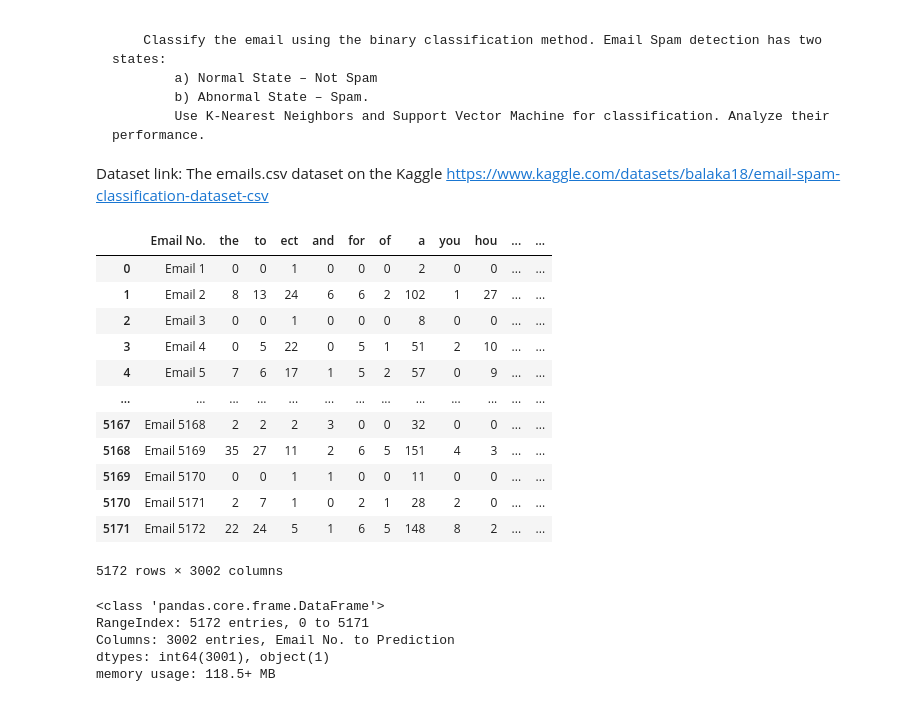
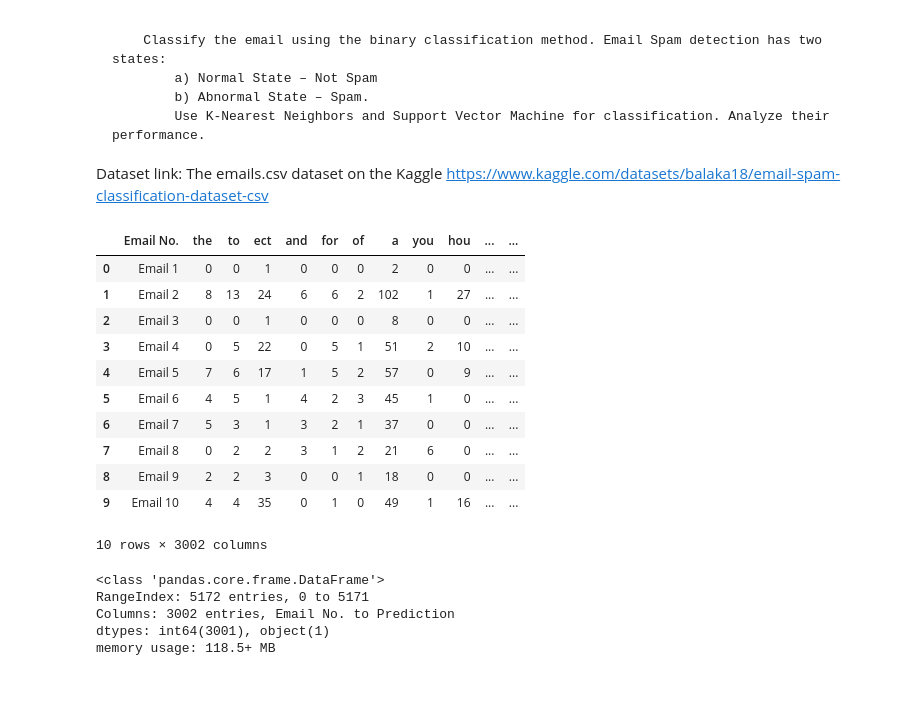
Before and after one commit to rushi-02/LP3, a Jupyter notebook: ML_Assignment_No_2.ipynb, the cells around one changed output. Drawn from its saved outputs; the diff is of its cells as text; code cells hidden in the pictures.

```diff
--- a/ML_Assignment_No_2.ipynb
+++ b/ML_Assignment_No_2.ipynb
@@ -17,21 +17,20 @@ from sklearn.metrics import mean_squared_error,mean_absolute_error
 from sklearn.metrics import accuracy_score
 # %%
 df = pd.read_csv('emails.csv')
-df
+df.head(10)
 # %% [output]
 |  | Email No. | the | to | ect | and | for | of | a | you | hou | ... | ... |
 | 0 | Email 1 | 0 | 0 | 1 | 0 | 0 | 0 | 2 | 0 | 0 | ... | ... |
 | 1 | Email 2 | 8 | 13 | 24 | 6 | 6 | 2 | 102 | 1 | 27 | ... | ... |
 | 2 | Email 3 | 0 | 0 | 1 | 0 | 0 | 0 | 8 | 0 | 0 | ... | ... |
 | 3 | Email 4 | 0 | 5 | 22 | 0 | 5 | 1 | 51 | 2 | 10 | ... | ... |
 | 4 | Email 5 | 7 | 6 | 17 | 1 | 5 | 2 | 57 | 0 | 9 | ... | ... |
-| ... | ... | ... | ... | ... | ... | ... | ... | ... | ... | ... | ... | ... |
-| 5167 | Email 5168 | 2 | 2 | 2 | 3 | 0 | 0 | 32 | 0 | 0 | ... | ... |
-| 5168 | Email 5169 | 35 | 27 | 11 | 2 | 6 | 5 | 151 | 4 | 3 | ... | ... |
-| 5169 | Email 5170 | 0 | 0 | 1 | 1 | 0 | 0 | 11 | 0 | 0 | ... | ... |
-| 5170 | Email 5171 | 2 | 7 | 1 | 0 | 2 | 1 | 28 | 2 | 0 | ... | ... |
-| 5171 | Email 5172 | 22 | 24 | 5 | 1 | 6 | 5 | 148 | 8 | 2 | ... | ... |
+| 5 | Email 6 | 4 | 5 | 1 | 4 | 2 | 3 | 45 | 1 | 0 | ... | ... |
+| 6 | Email 7 | 5 | 3 | 1 | 3 | 2 | 1 | 37 | 0 | 0 | ... | ... |
+| 7 | Email 8 | 0 | 2 | 2 | 3 | 1 | 2 | 21 | 6 | 0 | ... | ... |
+| 8 | Email 9 | 2 | 2 | 3 | 0 | 0 | 1 | 18 | 0 | 0 | ... | ... |
+| 9 | Email 10 | 4 | 4 | 35 | 0 | 1 | 0 | 49 | 1 | 16 | ... | ... |
-5172 rows × 3002 columns
+10 rows × 3002 columns
 # %%
 df.info()
 # %% [output]
```
Also changed, not shown: parts of 2 cells of this notebook, 1 other file.
